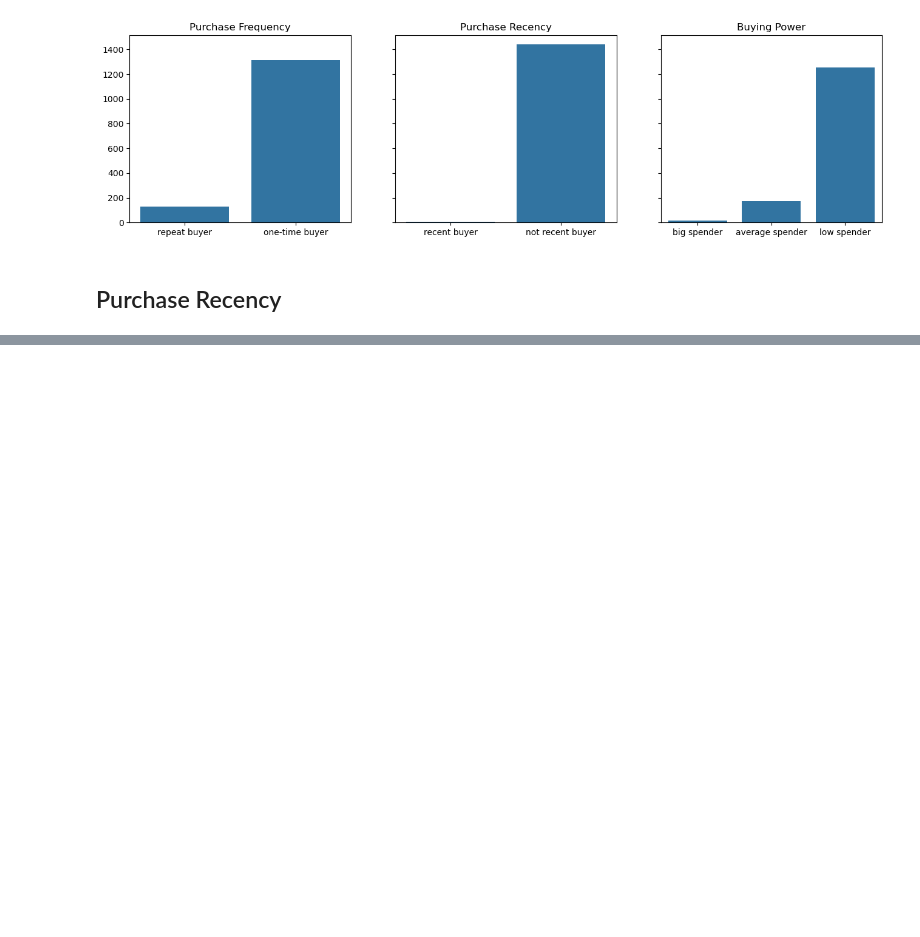
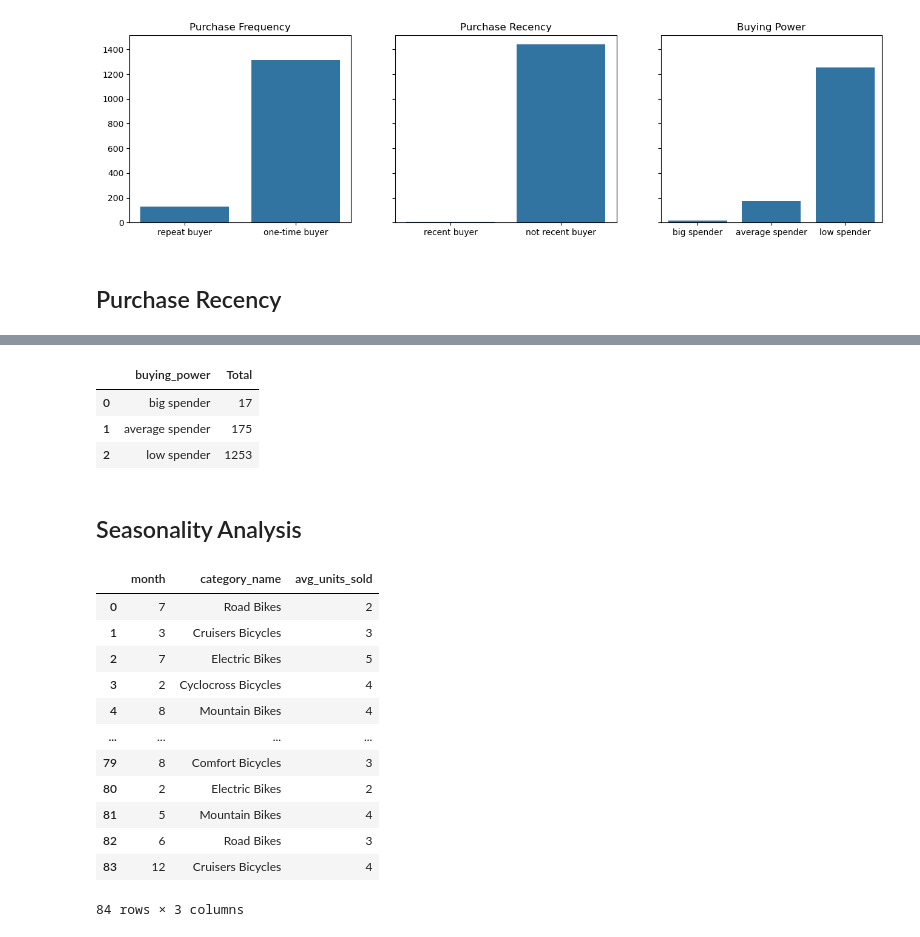
Before and after one commit to AbinashDhakal/Bike_Store_Relation, a Jupyter notebook: Bike_Store.ipynb, the cells around one changed output, grey strips where cells are left out. Saved outputs shown, nothing was run; the diff lists cells and outputs as text; code cells hidden in the pictures; blank space fills up the shorter version.

```diff
--- a/Bike_Store.ipynb
+++ b/Bike_Store.ipynb
@@ -67,0 +55,27 @@ df
+# %%
+df = pd.read_excel(r'C:\Users\abudh\Desktop\Bike_Store_Relation\Buying_Power.xlsx')
+df
+# %% [output]
+|  | buying_power | Total |
+| 0 | big spender | 17 |
+| 1 | average spender | 175 |
+| 2 | low spender | 1253 |
+# %% [markdown]
+## Seasonality Analysis
+# %%
+df = pd.read_excel(r'C:\Users\abudh\Desktop\Bike_Store_Relation\monthly_sales_by_category.xlsx')
+df
+# %% [output]
+|  | month | category_name | avg_units_sold |
+| 0 | 7 | Road Bikes | 2 |
+| 1 | 3 | Cruisers Bicycles | 3 |
+| 2 | 7 | Electric Bikes | 5 |
+| 3 | 2 | Cyclocross Bicycles | 4 |
+| 4 | 8 | Mountain Bikes | 4 |
+| ... | ... | ... | ... |
+| 79 | 8 | Comfort Bicycles | 3 |
+| 80 | 2 | Electric Bikes | 2 |
+| 81 | 5 | Mountain Bikes | 4 |
+| 82 | 6 | Road Bikes | 3 |
+| 83 | 12 | Cruisers Bicycles | 4 |
+84 rows × 3 columns
```
Also changed, not shown: parts of 9 cells of this notebook.
